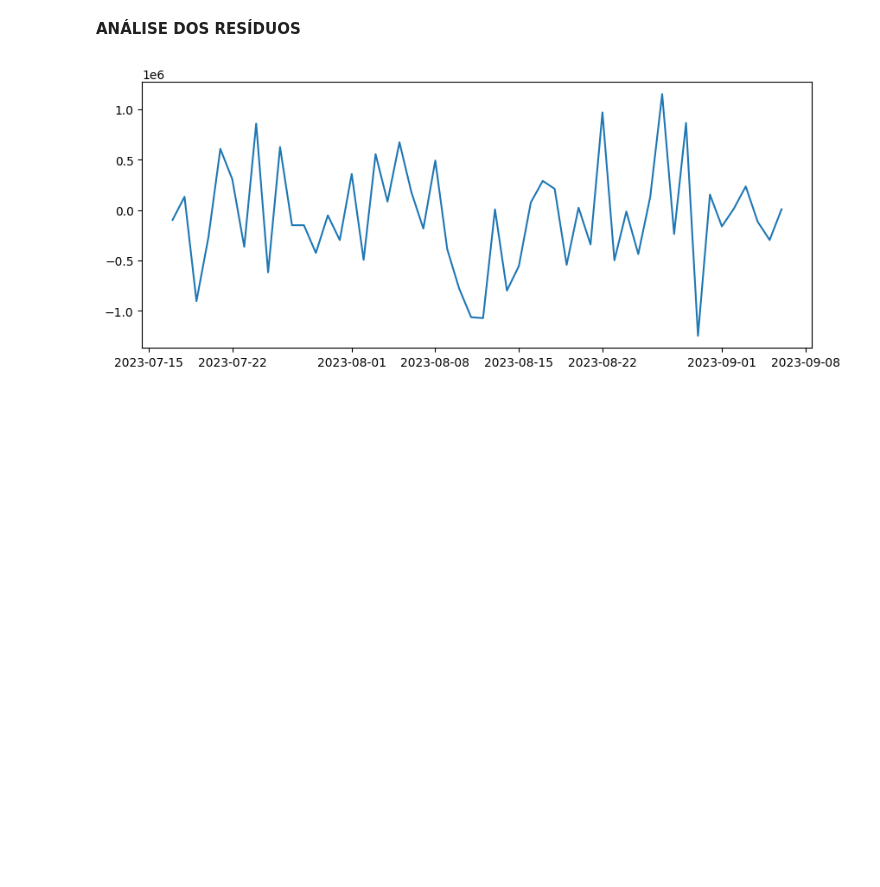
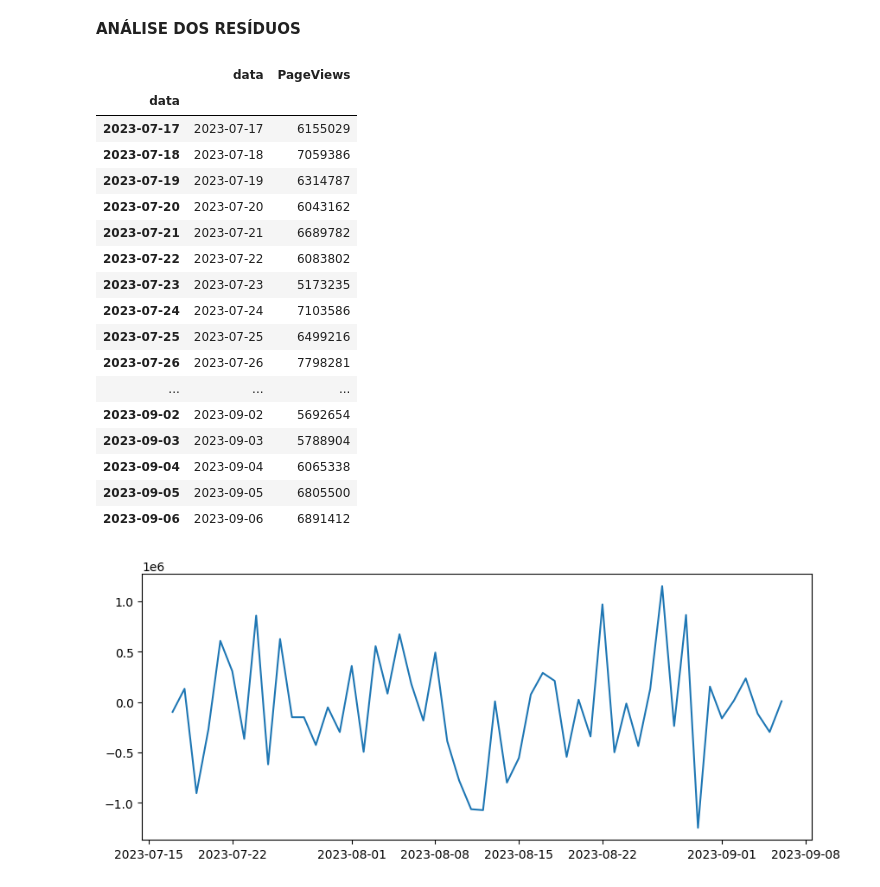
Before and after one commit to Rneron/Python, a Jupyter notebook: ModeloRBS.ipynb, the cells around one changed output. Saved outputs shown, nothing was run; the diff lists cells and outputs as text; code cells hidden in the pictures; blank space fills up the shorter version.

```diff
--- a/ModeloRBS.ipynb
+++ b/ModeloRBS.ipynb
@@ -250,6 +250,27 @@ Freq: D, dtype: float64
 [figure]
 # %% [markdown]
 **ANÁLISE DOS RESÍDUOS**
+# %%
+ga4
+# %% [output]
+|  | data | PageViews |
+| data |  |  |
+| 2023-07-17 | 2023-07-17 | 6155029 |
+| 2023-07-18 | 2023-07-18 | 7059386 |
+| 2023-07-19 | 2023-07-19 | 6314787 |
+| 2023-07-20 | 2023-07-20 | 6043162 |
+| 2023-07-21 | 2023-07-21 | 6689782 |
+| 2023-07-22 | 2023-07-22 | 6083802 |
+| 2023-07-23 | 2023-07-23 | 5173235 |
+| 2023-07-24 | 2023-07-24 | 7103586 |
+| 2023-07-25 | 2023-07-25 | 6499216 |
+| 2023-07-26 | 2023-07-26 | 7798281 |
+| ... | ... | ... |
+| 2023-09-02 | 2023-09-02 | 5692654 |
+| 2023-09-03 | 2023-09-03 | 5788904 |
+| 2023-09-04 | 2023-09-04 | 6065338 |
+| 2023-09-05 | 2023-09-05 | 6805500 |
+| 2023-09-06 | 2023-09-06 | 6891412 |
 # %%
 plt.figure(figsize=(10,4))
 residuo = modelo_2.resid
```
Also changed, not shown: parts of 1 cell of this notebook.
